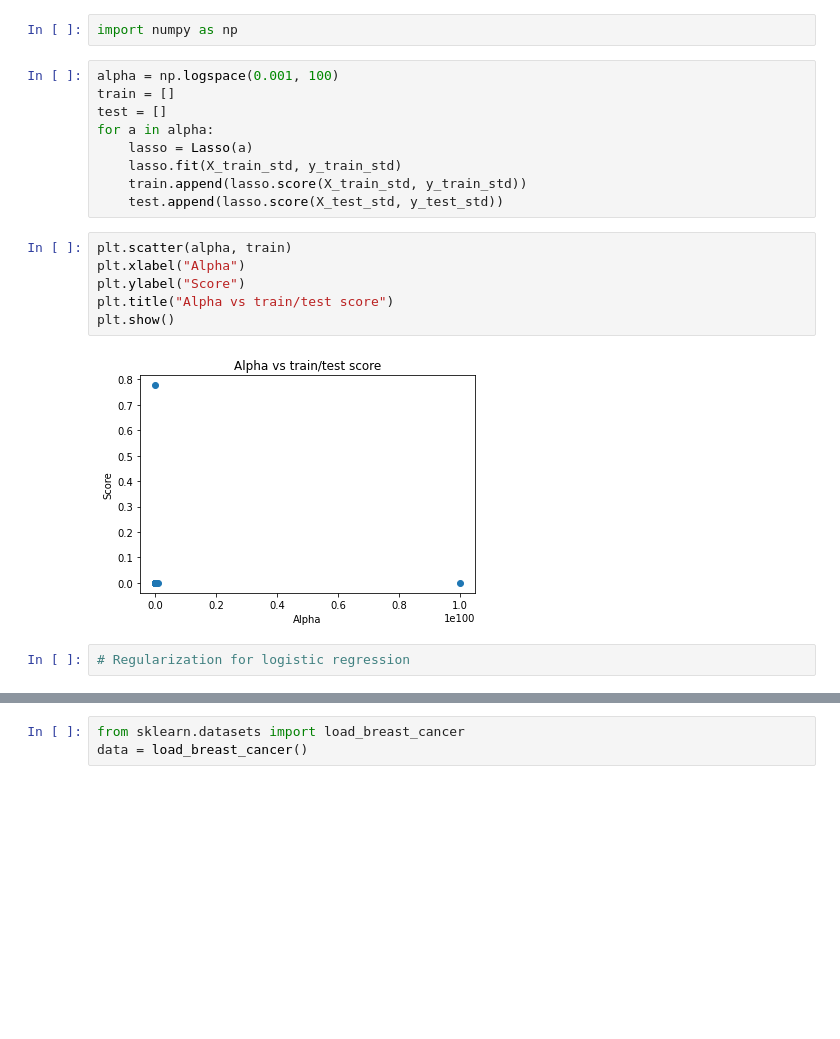
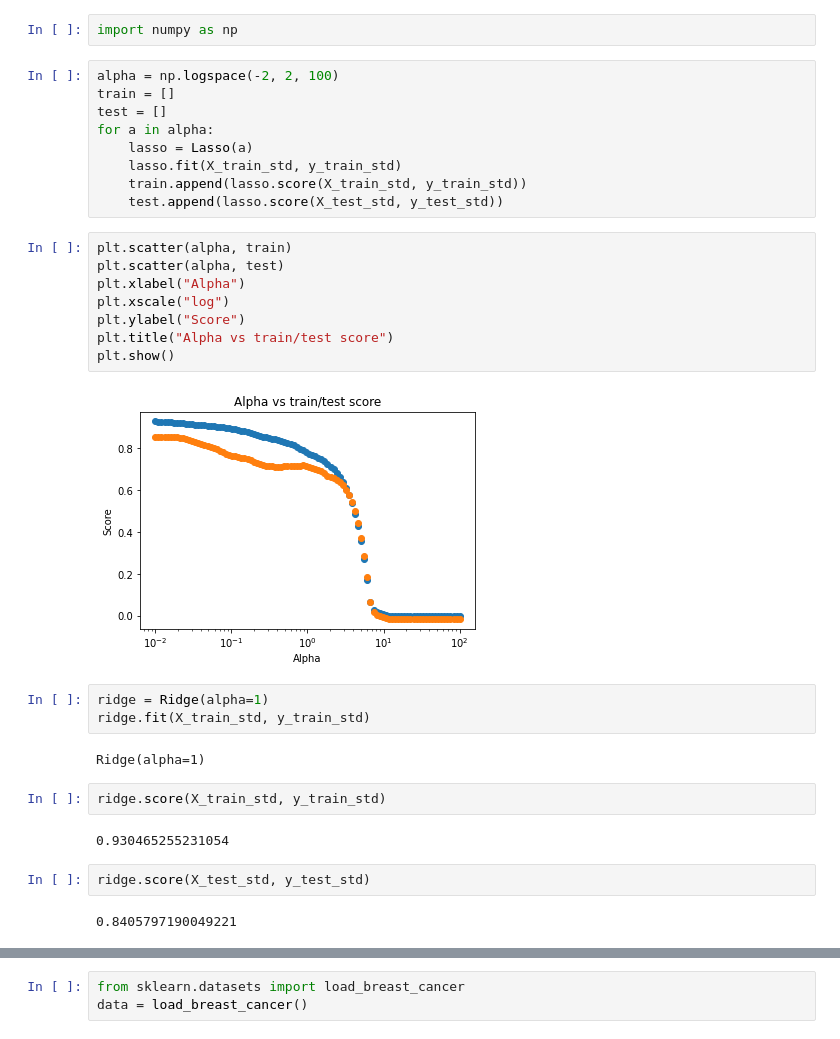
Before and after one commit to ArturBa/agh_machine_learning, a Jupyter notebook: lab_6/Lab6.ipynb, the cells around one changed output, grey strips where cells are left out. Cells and saved outputs as stored; diff of their text form; blank space fills up the shorter version.

```diff
--- a/lab_6/Lab6.ipynb
+++ b/lab_6/Lab6.ipynb
@@ -164,7 +164,7 @@ lasso.score(X_test_std, y_test_std)
 # %%
 import numpy as np
 # %%
-alpha = np.logspace(0.001, 100)
+alpha = np.logspace(-2, 2, 100)
 train = []
 test = []
 for a in alpha:
@@ -174,11 +174,24 @@ for a in alpha:
     test.append(lasso.score(X_test_std, y_test_std))
 # %%
 plt.scatter(alpha, train)
+plt.scatter(alpha, test)
 plt.xlabel("Alpha")
+plt.xscale("log")
 plt.ylabel("Score")
 plt.title("Alpha vs train/test score")
 plt.show()
 # %% [output]
-[figure, old version]
+[figure, new version]
-# %%
-# Regularization for logistic regression
+# %%
+ridge = Ridge(alpha=1)
+ridge.fit(X_train_std, y_train_std)
+# %% [output]
+Ridge(alpha=1)
+# %%
+ridge.score(X_train_std, y_train_std)
+# %% [output]
+0.930465255231054
+# %%
+ridge.score(X_test_std, y_test_std)
+# %% [output]
+0.8405797190049221
```
Also changed, not shown: parts of 16 cells of this notebook.
